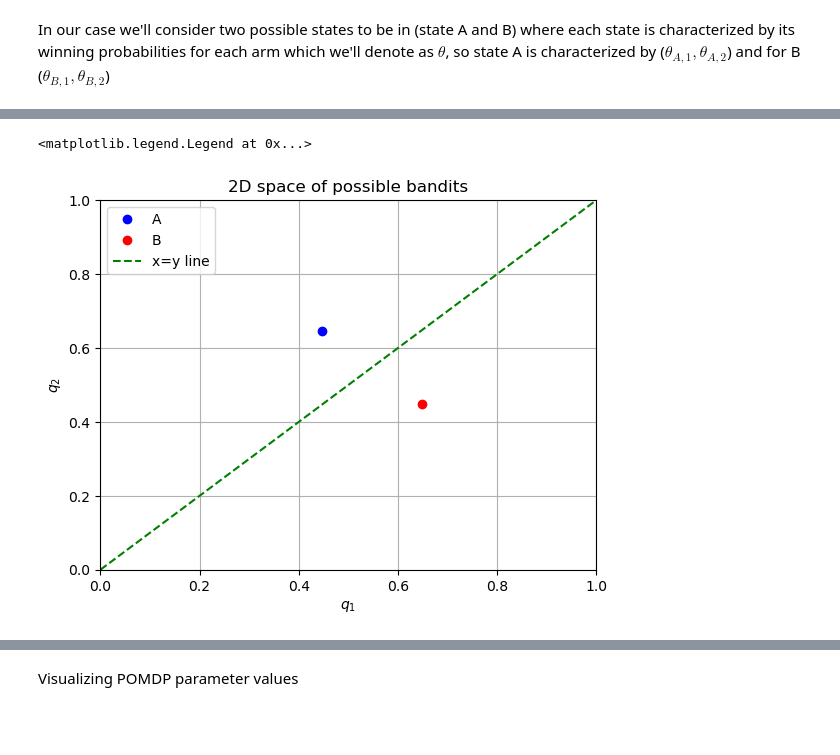
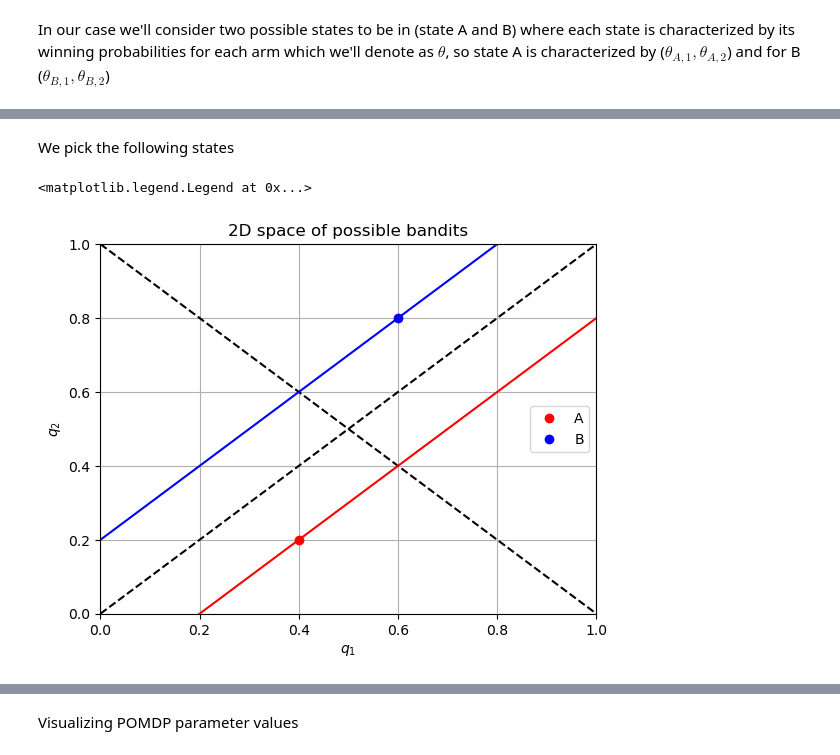
Before and after one commit to malikbf5/FSC-optimization, a Jupyter notebook: Bernoulli Bandits/General Bernoulli Bandits.ipynb, the cells around one changed output, grey strips where cells are left out. Drawn from its saved outputs; the diff is of its cells as text; code cells hidden in the pictures; blank space fills up the shorter version.

```diff
--- a/Bernoulli Bandits/General Bernoulli Bandits.ipynb
+++ b/Bernoulli Bandits/General Bernoulli Bandits.ipynb
@@ -40,28 +73,38 @@ By choosing random values of $\theta$ for each arm we get the following states:
+# %% [markdown]
+We pick the following states
 # %%
-# Define gap you want
+# for gap
 gap = 0.2
-gamma = 0.9
-x1 = np.random.uniform(0, 1- gap)
-y1 = x1 + gap
-x2 = np.random.uniform(gap, 1)
-y2 = x2 - gap
-# Plot the points
-plt.plot(x1, y1, 'bo', label='A')
-plt.plot(x2, y2, 'ro', label='B')
-plt.plot([0, 1], [0, 1], 'g--', label='x=y line')
+# state A
+x1 = 0.4
+y1 = x1 - gap
+# state B
+x2 = 0.6
+y2 = x2 + gap
+# forbidden values where q1 = q2
+plt.plot([0, 1], [0, 1], 'k--')
+# forbidden values where the states are symmetric
+plt.plot([0, 1], [1, 0], 'k--')
+# acceptable values for state A for gap
+plt.plot([0, 1], [- gap, 1-gap], 'r')
+# acceptable values for state B for gap
+plt.plot([0, 1], [ gap, 1+gap], 'b')
+# plot the points
+plt.plot(x1, y1, 'ro', label = 'A')
+plt.plot(x2, y2, 'bo', label = 'B')
 
 # Set plot limits
 plt.xlim(0, 1)
 plt.ylim(0, 1)
 
 # Add grid
 plt.grid(True)
 
 # Add labels and legend
 plt.xlabel('$q_1$')
 plt.ylabel('$q_2$')
 plt.title('2D space of possible bandits')
 plt.legend()
 # %% [output]
 <matplotlib.legend.Legend at 0x...>
-[figure, old version]
+[figure, new version]
```
Also changed, not shown: parts of 27 cells of this notebook.
